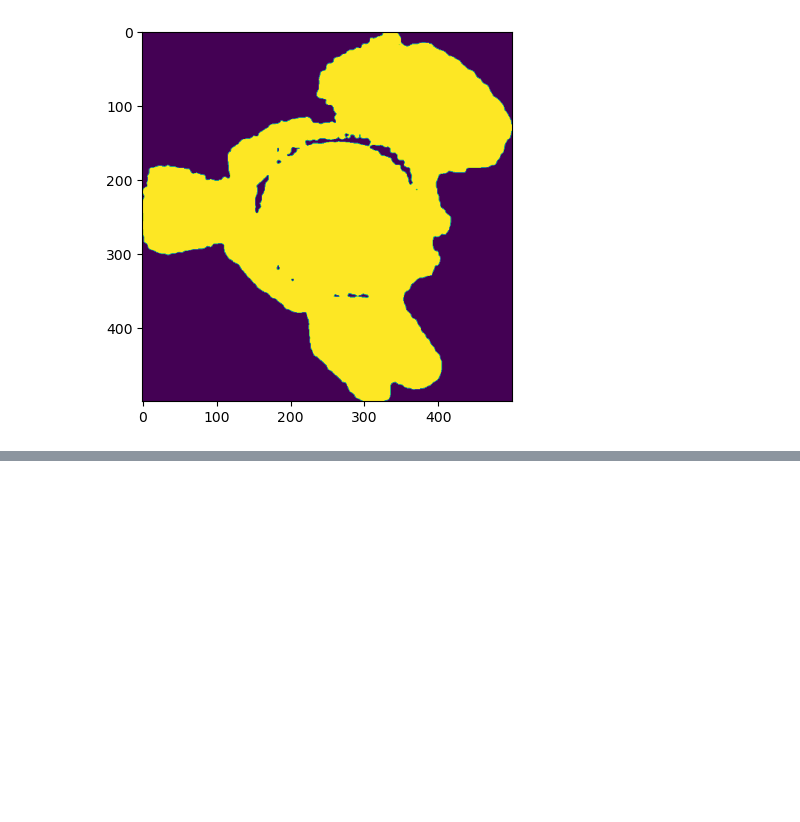
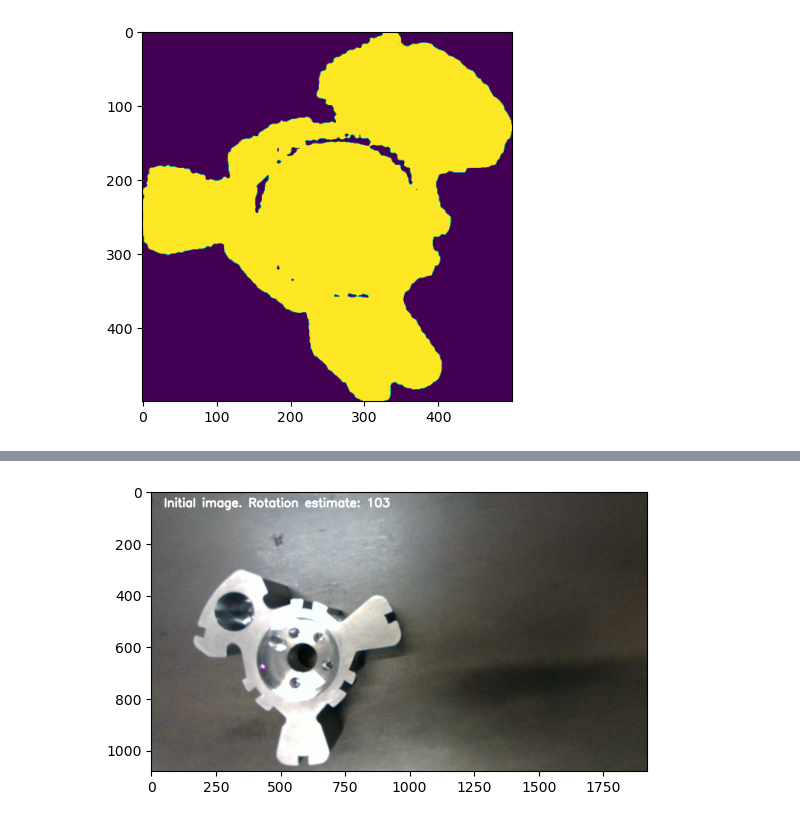
Before and after one commit to aniketsrinivasan/object-rotation-cv, a Jupyter notebook: rotation_inference.ipynb, the cells around one changed output, grey strips where cells are left out. Cells and saved outputs as stored; diff of their text form; code cells hidden in the pictures; blank space fills up the shorter version.

```diff
--- a/rotation_inference.ipynb
+++ b/rotation_inference.ipynb
@@ -324,0 +325,14 @@ plt.imshow(img)
+# %%
+best_angle = 103
+
+image1 = cv.imread("image1.jpg")
+
+cv.putText(image1,
+               f"Initial image. Rotation estimate: {best_angle}",
+               (50, 60), cv.FONT_HERSHEY_SIMPLEX,
+               1.5, (255, 255, 255), 5)
+
+plt.imshow(image1)
+plt.show()
+# %% [output]
+[figure, added]
```
Also changed, not shown: parts of 6 cells of this notebook, 4 other files.
